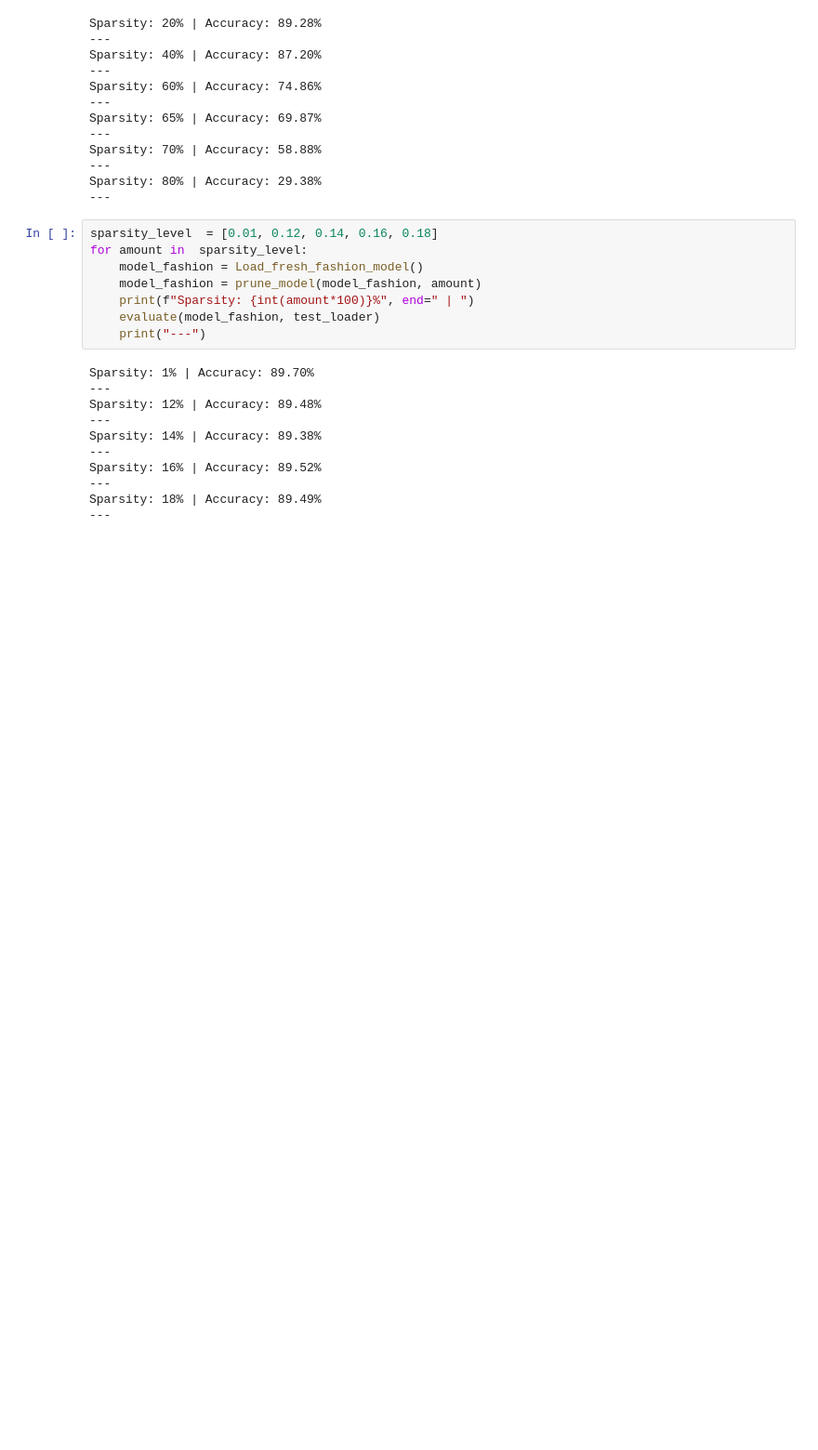
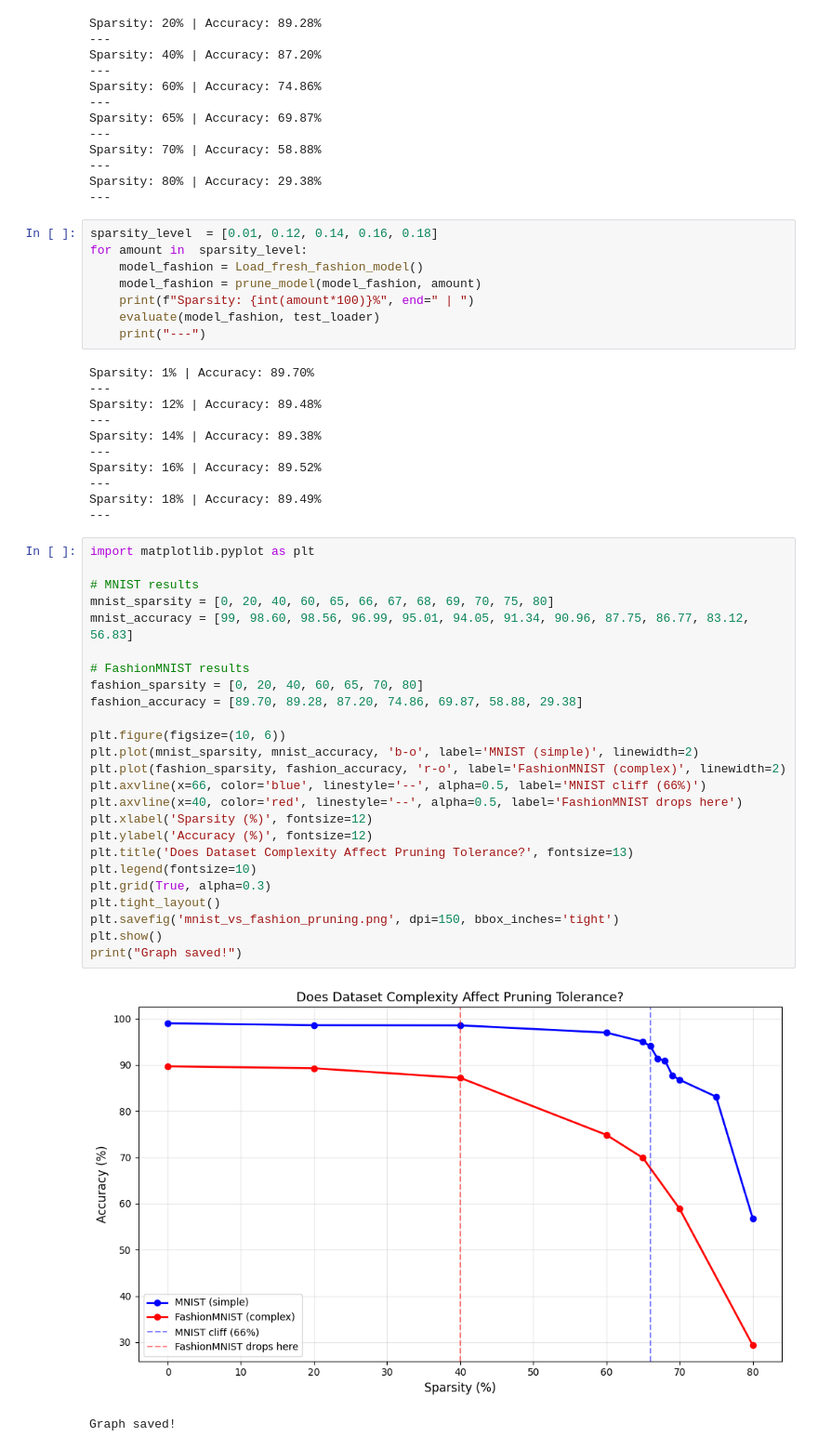
Before and after one commit to HafsaParker/tinyml-pruning-study, a Jupyter notebook: 03_Fashionmnist_experiments.ipynb, the cells around one changed output. Shown at 93% size. Drawn from its saved outputs; the diff is of its cells as text; blank space fills up the shorter version.

Commit message:
FashionMNIST experiments complete - cross dataset comparison done

```diff
--- a/03_Fashionmnist_experiments.ipynb
+++ b/03_Fashionmnist_experiments.ipynb
@@ -150,3 +150,31 @@ Sparsity: 16% | Accuracy: 89.52%
 ---
 Sparsity: 18% | Accuracy: 89.49%
 ---
+# %%
+import matplotlib.pyplot as plt
+
+# MNIST results
+mnist_sparsity = [0, 20, 40, 60, 65, 66, 67, 68, 69, 70, 75, 80]
+mnist_accuracy = [99, 98.60, 98.56, 96.99, 95.01, 94.05, 91.34, 90.96, 87.75, 86.77, 83.12, 56.83]
+
+# FashionMNIST results
+fashion_sparsity = [0, 20, 40, 60, 65, 70, 80]
+fashion_accuracy = [89.70, 89.28, 87.20, 74.86, 69.87, 58.88, 29.38]
+
+plt.figure(figsize=(10, 6))
+plt.plot(mnist_sparsity, mnist_accuracy, 'b-o', label='MNIST (simple)', linewidth=2)
+plt.plot(fashion_sparsity, fashion_accuracy, 'r-o', label='FashionMNIST (complex)', linewidth=2)
+plt.axvline(x=66, color='blue', linestyle='--', alpha=0.5, label='MNIST cliff (66%)')
+plt.axvline(x=40, color='red', linestyle='--', alpha=0.5, label='FashionMNIST drops here')
+plt.xlabel('Sparsity (%)', fontsize=12)
+plt.ylabel('Accuracy (%)', fontsize=12)
+plt.title('Does Dataset Complexity Affect Pruning Tolerance?', fontsize=13)
+plt.legend(fontsize=10)
+plt.grid(True, alpha=0.3)
+plt.tight_layout()
+plt.savefig('mnist_vs_fashion_pruning.png', dpi=150, bbox_inches='tight')
+plt.show()
+print("Graph saved!")
+# %% [output]
+[figure, added]
+Graph saved!
```
Also changed, not shown: 1 other file.
